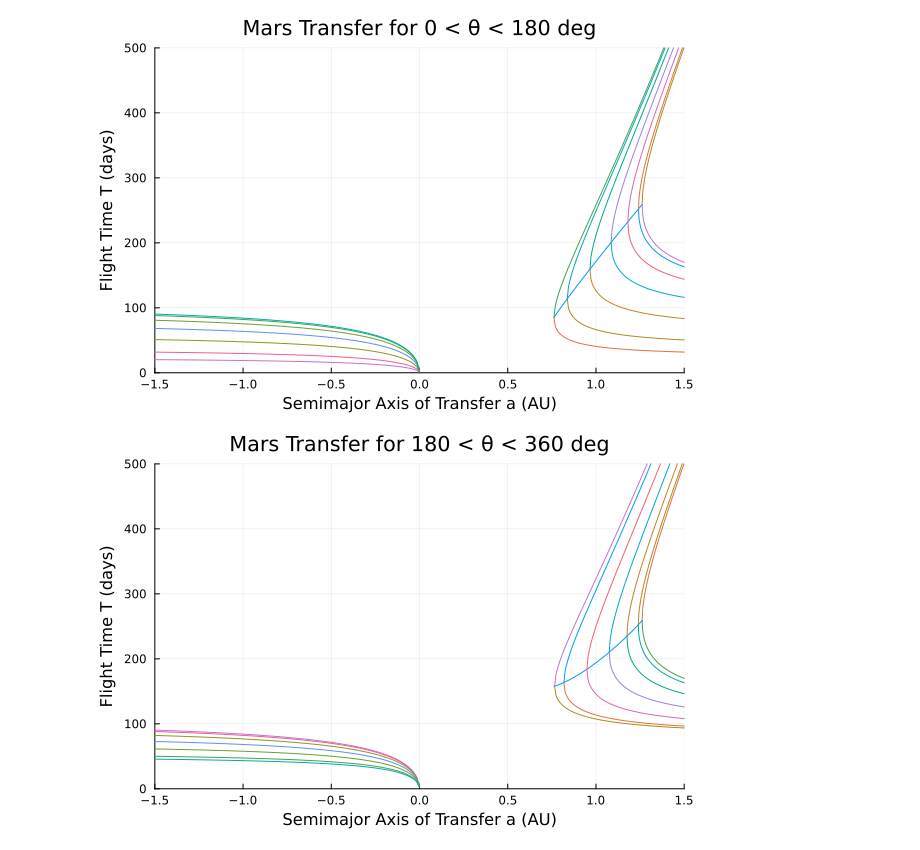
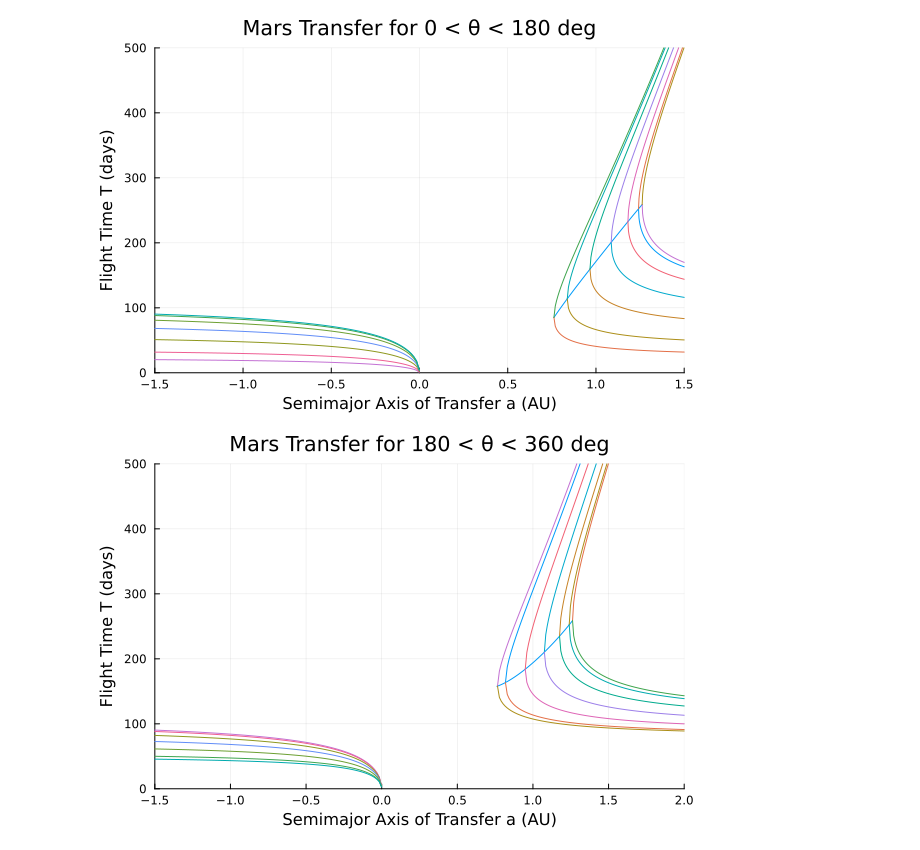
Before and after one commit to alex-adler/alex-adler.github.io, a Jupyter notebook: transit/lambert.ipynb, the cells around one changed output. Saved outputs shown, nothing was run; the diff lists cells and outputs as text; code cells hidden in the pictures.

```diff
--- a/transit/lambert.ipynb
+++ b/transit/lambert.ipynb
@@ -111,33 +110,33 @@ display(Fig)
 # %%
 Fig = plot(legend=false)
 title!(Fig, "Mars Transfer for 180 < θ < 360 deg")
-xlims!(Fig, -1.5, 1.5)
+xlims!(Fig, -1.5, 2)
 ylims!(Fig, 0, 500)
 xlabel!(Fig, "Semimajor Axis of Transfer a (AU)")
 ylabel!(Fig, "Flight Time T (days)")
 
 angles = range(deg2rad(180.1), deg2rad(365.9), length= 7)
 
 angles_hohmann = range(deg2rad(180.1), deg2rad(365.9), length= 100)
 x_hohmann = Hohmann_point.(angles_hohmann)
 y_hohmann = P_T_e_inv.(x_hohmann, angles_hohmann)/86400
 
 plot!(Fig, x_hohmann, y_hohmann)
 
 for i in angles
-	x = range(Hohmann_point(i), 1.5, length=100)
+	x = range(Hohmann_point(i), 2, length=100)
 	y = P_T_e.(x, i)/86400
 	y_inv = P_T_e_inv.(x, i)/86400
 	plot!(Fig, x, [y, y_inv], label ="$(@sprintf("%u", rad2deg(i))) deg")
 
 	x_h = range(-1.5, -.001, length = 100)
-	y_h_inv= T_inverse_h.(x_h, i)/86400
+	y_h_inv= T_h_inv.(x_h, i)/86400
 	plot!(Fig, x_h, y_h_inv, label ="$(@sprintf("%u", rad2deg(i))) deg")
 end
 
 display(Fig)
 # %% [output]
-[figure, old version]
+[figure, new version]
 # %%
 # Fig = plot()
 Fig = plot(legend=false)
```
Also changed, not shown: parts of 13 cells of this notebook, 10 other files.
